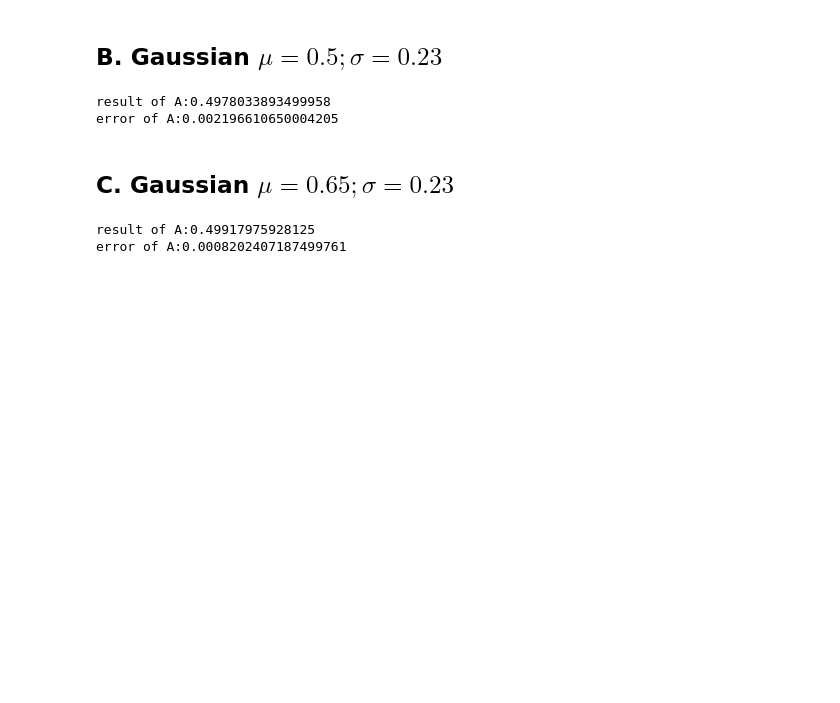
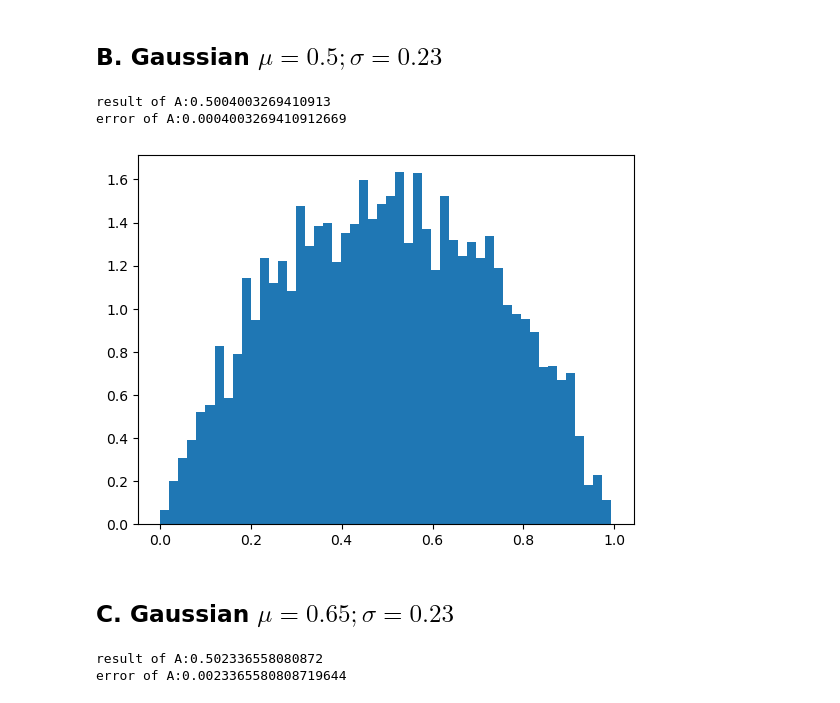
Before and after one commit to junyeongh/cityu-courses, a Jupyter notebook: sdsc3001-2425a/tutorial04/Example.ipynb, the cells around one changed output. Drawn from its saved outputs; the diff is of its cells as text; code cells hidden in the pictures; blank space fills up the shorter version.

```diff
--- a/sdsc3001-2425a/tutorial04/Example.ipynb
+++ b/sdsc3001-2425a/tutorial04/Example.ipynb
@@ -96,6 +101,17 @@ error of A:0.00012571843252867643
 # %% [markdown]
 ## B. Gaussian $\mu = 0.5; \sigma = 0.23$
 # %%
+class Target(Pdf):
+    #     def __init__(self, mu=0, sigma=1):
+    #         self.mu = mu
+    #         self.sigma = sigma
+
+    def __call__(self, x):
+        p = 6 * x * (1 - x)
+        p = (np.sign(p) + 1) / 2 * p + 1e-8
+        return np.log(p)
+
+
 # Importance/ Proposal Distribution
 class Norm(Pdf):
     def __init__(self, mu=0, sigma=1):
@@ -106,7 +122,7 @@ class Norm(Pdf):
         return -0.5 * (x - self.mu) ** 2 / self.sigma**2
 
     def sample(self, n):
-        return np.random.uniform(0, 1, n)
+        return self.sigma * np.random.randn(n) + self.mu
 # %%
 p = Target()  # Target distribution
 q = Norm(0.5, 0.23)  # B: mu = 0.5; sigma = 0.23
@@ -122,8 +138,13 @@ errors = np.abs(result - 0.5)
 print(f"result of A:{result}")
 print(f"error of A:{errors.mean()}")
 # %% [output]
-result of A:0.4978033893499958
-error of A:0.002196610650004205
+result of A:0.5004003269410913
+error of A:0.0004003269410912669
+# %%
+samples = np.random.choice(biased_samples, Num_samples, p=np.exp(ws))
+_ = plt.hist(samples, bins=50, density=True)
+# %% [output]
+[figure, added]
 # %% [markdown]
 ## C. Gaussian $\mu = 0.65; \sigma = 0.23$
 # %%
@@ -142,5 +163,5 @@ print(f"result of A:{result}")
 print(f"error of A:{errors.mean()}")
 samples = np.random.choice(biased_samples, Num_samples, p=np.exp(ws))
 # %% [output]
-result of A:0.49917975928125
-error of A:0.0008202407187499761
+result of A:0.502336558080872
+error of A:0.0023365580808719644
```
Also changed, not shown: parts of 4 cells of this notebook.
